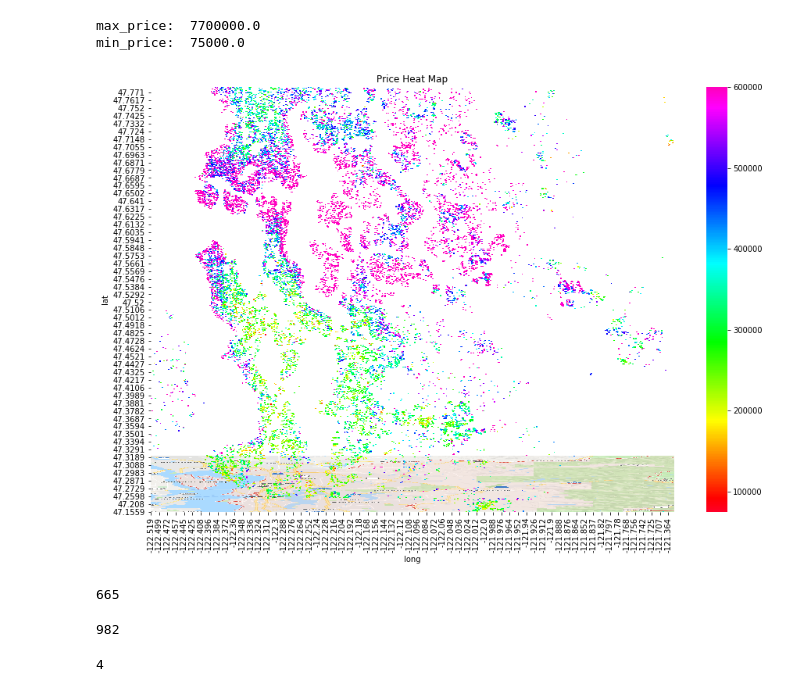
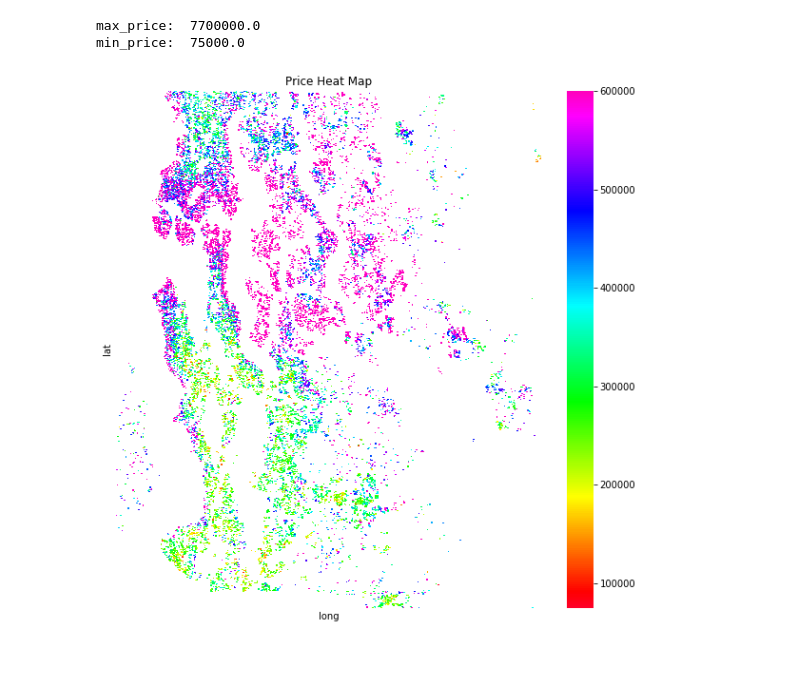
Before and after one commit to MaxParry/DreamTeam, a Jupyter notebook: heatmap.ipynb, the cells around one changed output. Cells and saved outputs as stored; diff of their text form; code cells hidden in the pictures; blank space fills up the shorter version.

```diff
--- a/heatmap.ipynb
+++ b/heatmap.ipynb
@@ -44,6 +44,7 @@ ax = sns.heatmap(data=heat,vmin=min_price, vmax=600000,cmap="gist_rainbow") #gis
 ax.invert_yaxis()
 # %%
-plt.imshow(img,interpolation='none', aspect='auto')
+#plt.imshow(img,interpolation='none', aspect='auto')
+plt.savefig('heatmap_kc.png')
 plt.show()
 # %% [output]
-[figure, old version]
+[figure, new version]
@@ -56,12 +50,0 @@ img = img.resize(int(10*width), int(10*height), Image.ANTIALIAS)
-# %%
-height
-# %% [output]
-665
-# %%
-width
-# %% [output]
-982
-# %%
-extent=[-122.519, -121.364, 47.771, 47.1559]
-# %% [output]
-4
```
Also changed, not shown: parts of 6 cells of this notebook, 11 other files.
